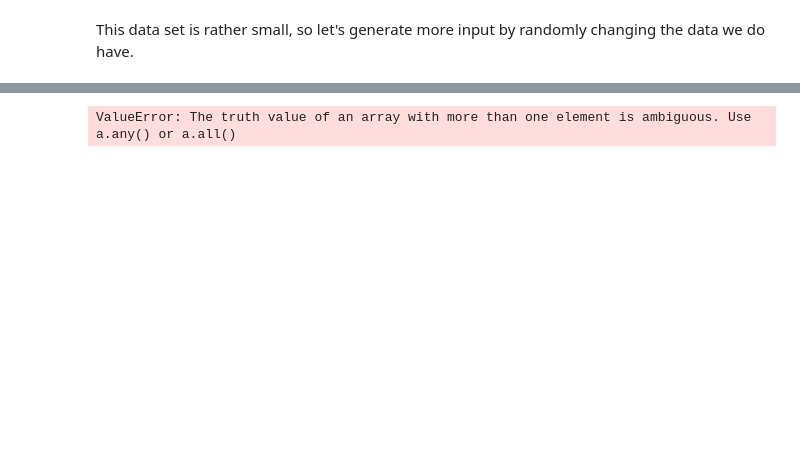
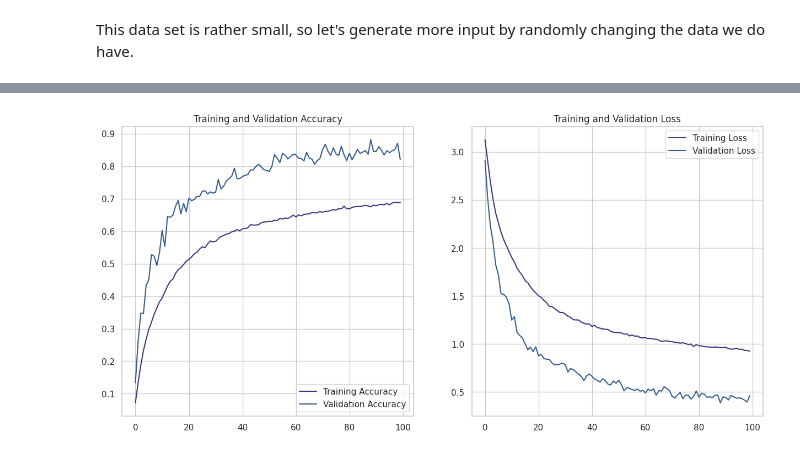
Before and after one commit to kiri-thornalley/ASL_Translator, a Jupyter notebook: translator.ipynb, the cells around one changed output, grey strips where cells are left out. Cells and saved outputs as stored; diff of their text form; code cells hidden in the pictures; blank space fills up the shorter version.

```diff
--- a/translator.ipynb
+++ b/translator.ipynb
@@ -24,8 +29,6 @@ train_df.drop(['label'], axis=1, inplace=True)
 test_df.drop(['label'], axis=1, inplace=True)
 # %%
 #Reshape data set
-x_train = x_train / 255
-x_test = x_test / 255
 x_train = train_df.values.reshape(train_df.shape[0], 28,28,1)
 x_test = test_df.values.reshape(test_df.shape[0], 28,28,1)
 print("x_train shape:", x_train.shape)
@@ -49,11 +52,14 @@ for i in range(3):
 This data set is rather small, so let's generate more input by randomly changing the data we do have.
 # %%
 data_augmentation = ImageDataGenerator(
-    rotation_range=10,
-    zoom_range = 0.1,
-    width_shift_range=0.1,
-    height_shift_range=0.1,
+    rescale=1./255,
+    rotation_range=30,
+    zoom_range = 0.2,
+    width_shift_range=0.2,
+    height_shift_range=0.2,
     horizontal_flip=True,
 )
 data_augmentation.fit(x_train)
+data_scaled = ImageDataGenerator(rescale=1./255)
+x_train, x_test = data_augmentation.flow(x_train, y_train, batch_size=128), data_scaled.flow(x_test, y_test)
 # %%
@@ -78,0 +83,5 @@ keras.utils.plot_model(model, to_file="model.jpg", show_shapes=True, show_traina
+# %%
+#Train the model#
+epochs=100
+model.compile(optimizer='adam', loss="sparse_categorical_crossentropy", metrics=["accuracy"])
+history = model.fit(x_train, validation_data=x_test, epochs=epochs)
@@ -79,27 +106,20 @@ keras.utils.plot_model(model, to_file="model.jpg", show_shapes=True, show_traina
 # %%
-#Train the model#
-callback_checkpoint = [
-    keras.callbacks.ModelCheckpoint("save_at_{epoch}.keras"),
-]
-model.compile(optimizer='adam', loss="sparse_categorical_crossentropy", metrics=["accuracy"])
-history = model.fit(x_train, validation_data=x_test, epochs=2, callbacks=[callback_checkpoint])
 accuracy, val_accuracy = history.history['accuracy'], history.history['val_accuracy']
 loss, val_loss = history.history['loss'], history.history['val_loss']
 epochs_trained = range(len(accuracy))
 
-# Generate accuracy and loss graphs
 plt.figure(figsize=(15, 15))
 plt.subplot(2, 2, 1)
-plt.plot(epochs, accuracy, label='Training Accuracy')
-plt.plot(epochs, val_accuracy, label='Validation Accuracy')
+plt.plot(epochs_trained, accuracy, label='Training Accuracy')
+plt.plot(epochs_trained, val_accuracy, label='Validation Accuracy')
 plt.legend(loc='lower right')
 plt.title('Training and Validation Accuracy')
 
 plt.subplot(2, 2, 2)
-plt.plot(epochs, loss, label='Training Loss')
-plt.plot(epochs, val_loss, label='Validation Loss')
+plt.plot(epochs_trained, loss, label='Training Loss')
+plt.plot(epochs_trained, val_loss, label='Validation Loss')
 plt.legend(loc='upper right')
 plt.title('Training and Validation Loss')
 plt.savefig('Accuracy, Loss.png')
 # %% [output]
-ValueError: The truth value of an array with more than one element is ambiguous. Use a.any() or a.all()
+[figure, added]
```
Also changed, not shown: parts of 7 cells of this notebook, 15 other files.
